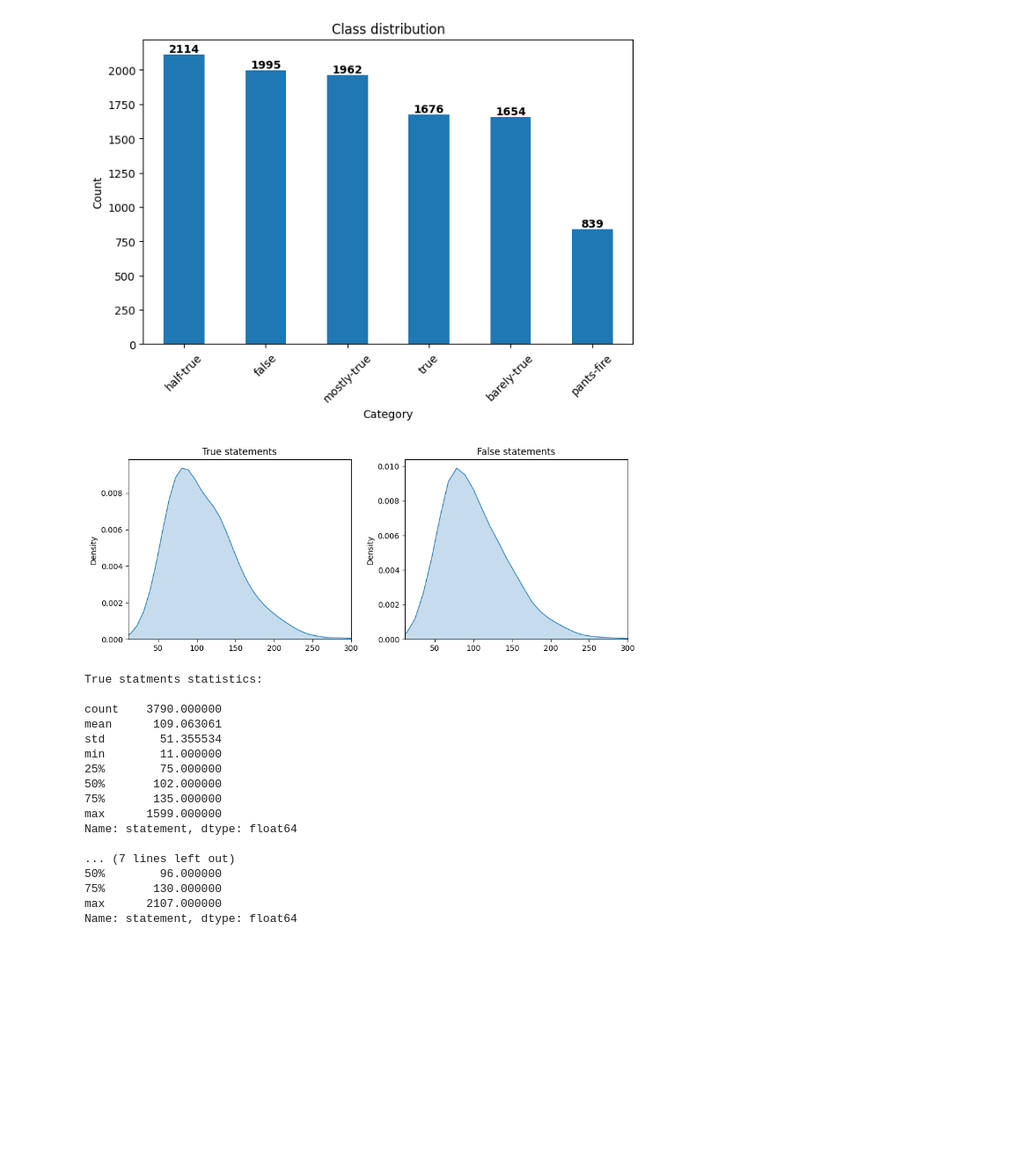
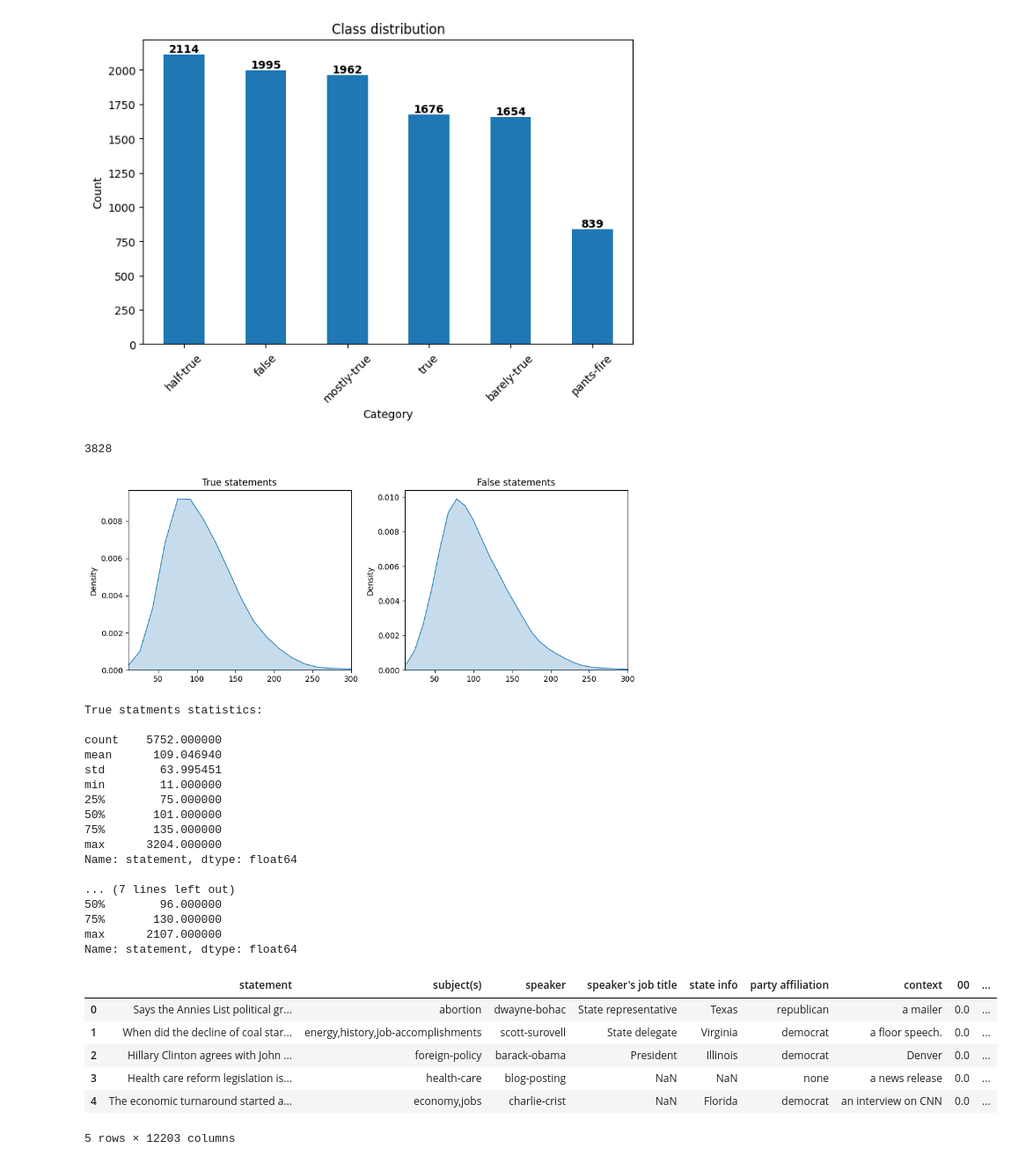
Before and after one commit to Rukun-Aaron/Fake-news-models, a Jupyter notebook: Preprocessing.ipynb, the cells around one changed output. Shown at 88% size. Cells and saved outputs as stored; diff of their text form; code cells hidden in the pictures; blank space fills up the shorter version.

```diff
--- a/Naive_Bayes.ipynb
+++ b/Preprocessing.ipynb
@@ -47,23 +47,24 @@ plt.show()
 [figure]
 # %%
 
-data['label'] = data['label'].replace(['pants-fire', 'barely-true',], 'false')
-data['label'] = data['label'].replace(['half-true', 'mostly-true'], 'true')
+data['label'] = data['label'].replace(['pants-fire', 'barely-true','false'], 0)
+data['label'] = data['label'].replace(['half-true', 'mostly-true','true'], 1)
+
+
+
+context = data['subject(s)'].unique()
+# %% [output]
+3828
 # %%
 import seaborn as sns
 
-length_of_true_statments  = data.loc[(data['label'] == 'true') | (data['label'] == 'mostly=true') |(data['label']=='half-true'), 'statement'].apply(len)
-length_of_false_statments = data.loc[(data['label']=='false')| (data['label']=='barely-true')| (data['label']=='pants-fire') , 'statement'].apply(len)
+# length_of_true_statments  = data.loc[(data['label'] == 'true') | (data['label'] == 'mostly=true') |(data['label']=='half-true'), 'statement'].apply(len)
+# length_of_false_statments = data.loc[(data['label']=='false')| (data['label']=='barely-true')| (data['label']=='pants-fire') , 'statement'].apply(len)
 
 
-# length_of_true_statments  = data.loc[(data['label'] == 'true'), 'statement'].apply(len)
-# length_of_false_statments = data.loc[(data['label']=='false'), 'statement'].apply(len)
-# # plt.hist(length_of_statments, bins='auto', density=True)
-# plt.xlim(11, 300)
-# # plt.figure(figsize=(1,2))
-# plt.xlabel('Length of statements')
-# plt.ylabel('Frequency of statements')
-# plt.title('Histogram of length of statements')
+length_of_true_statments  = data.loc[(data['label'] == 1), 'statement'].apply(len)
+length_of_false_statments = data.loc[(data['label']== 0), 'statement'].apply(len)
+
 
 
 fig, axes = plt.subplots(nrows=1, ncols=2, figsize=(10, 4))
@@ -87,14 +88,14 @@ print(length_of_false_statments.describe())
 [figure]
 True statments statistics:
 
-count    3790.000000
-mean      109.063061
-std        51.355534
+count    5752.000000
+mean      109.046940
+std        63.995451
 min        11.000000
 25%        75.000000
-50%       102.000000
+50%       101.000000
 75%       135.000000
-max      1599.000000
+max      3204.000000
 Name: statement, dtype: float64
 
 ... (7 lines left out)
@@ -102,3 +103,26 @@ Name: statement, dtype: float64
 75%       130.000000
 max      2107.000000
 Name: statement, dtype: float64
+# %%
+from sklearn.feature_extraction.text import TfidfVectorizer
+
+
+features_df = data[['statement', 'subject(s)', 'speaker', "speaker's job title", 'state info', 'party affiliation', 'context']]
+label_df = data['label']
+
+vectorizer  = TfidfVectorizer()
+vectorizer.fit(features_df['statement'])
+
+tfidf_vec = vectorizer .transform(features_df['statement'])
+tfidf_df = pd.DataFrame(tfidf_vec.toarray(), columns=vectorizer.get_feature_names_out())
+df_with_tfidf = pd.concat([features_df, tfidf_df], axis=1)
+
+df_with_tfidf.head()
+# %% [output]
+|  | statement | subject(s) | speaker | speaker's job title | state info | party affiliation | context | 00 | ... |
+| 0 | Says the Annies List political gr... | abortion | dwayne-bohac | State representative | Texas | republican | a mailer | 0.0 | ... |
+| 1 | When did the decline of coal star... | energy,history,job-accomplishments | scott-surovell | State delegate | Virginia | democrat | a floor speech. | 0.0 | ... |
+| 2 | Hillary Clinton agrees with John ... | foreign-policy | barack-obama | President | Illinois | democrat | Denver | 0.0 | ... |
+| 3 | Health care reform legislation is... | health-care | blog-posting | NaN | NaN | none | a news release | 0.0 | ... |
+| 4 | The economic turnaround started a... | economy,jobs | charlie-crist | NaN | Florida | democrat | an interview on CNN | 0.0 | ... |
+5 rows × 12203 columns
```
Also changed, not shown: parts of 1 cell of this notebook.
